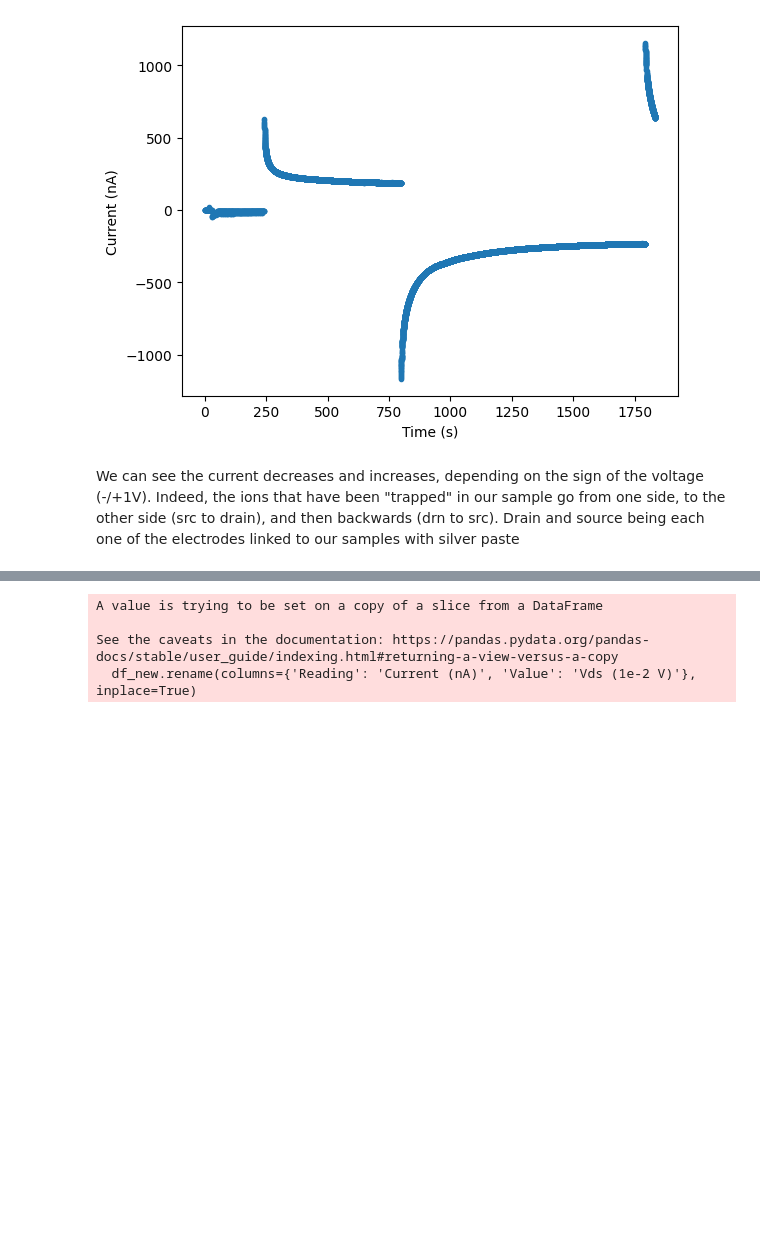
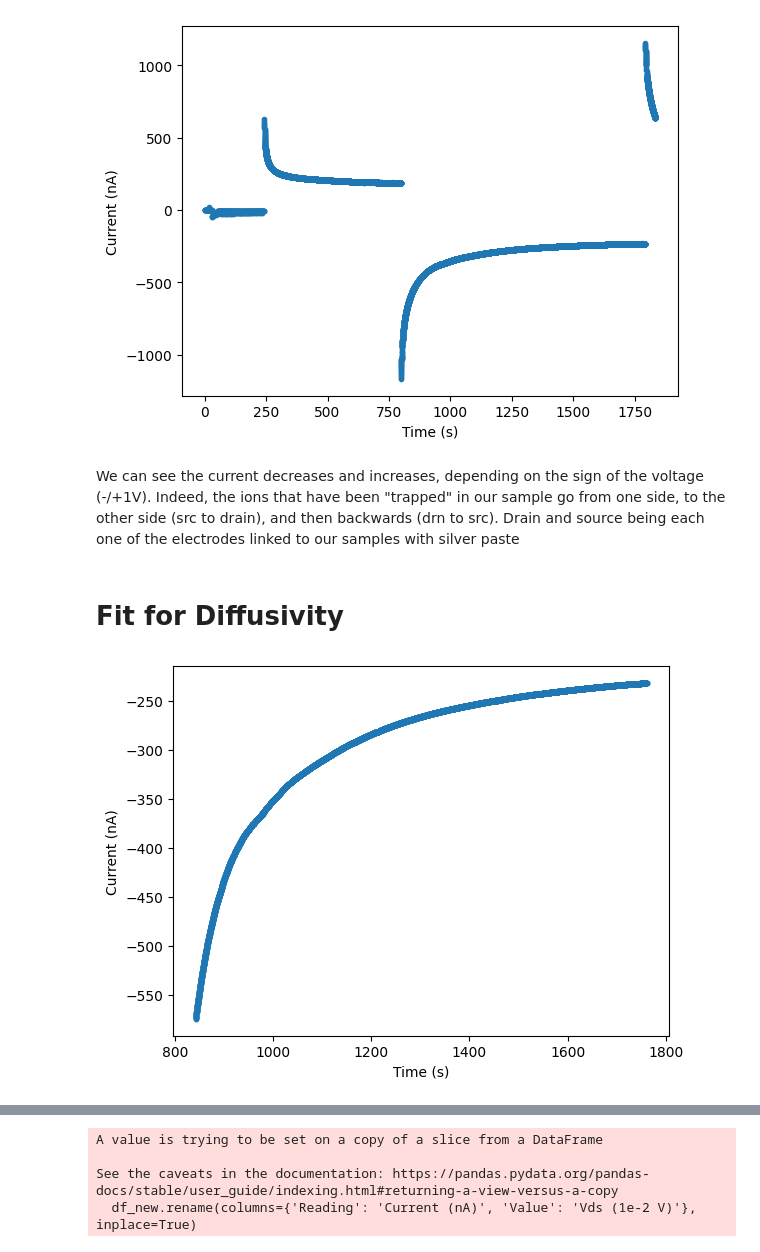
Before and after one commit to beepmo/gator, a Jupyter notebook: data/06-21/litao3_current.ipynb, the cells around one changed output, grey strips where cells are left out. Drawn from its saved outputs; the diff is of its cells as text; code cells hidden in the pictures; blank space fills up the shorter version.

```diff
--- a/data/06-21/litao3_current.ipynb
+++ b/data/06-21/litao3_current.ipynb
@@ -103,3 +87,15 @@ Text(0.5, 0, 'Time (s)')
 We can see the current decreases and increases, depending on the sign of the voltage (-/+1V).
 Indeed, the ions that have been "trapped" in our sample go from one side, to the other side (src to drain), and then backwards (drn to src).
 Drain and source being each one of the electrodes linked to our samples with silver paste
+# %% [markdown]
+# Fit for Diffusivity
+# %%
+cut1 = 9000
+cut2 = -1000
+plt.plot(T[cut1:cut2],I[cut1:cut2],'.')
+plt.ylabel('Current (nA)')
+plt.xlabel('Time (s)')
+
+t, i = T[cut1:cut2], -I[cut1:cut2]
+# %% [output]
+[figure, added]
```
Also changed, not shown: parts of 5 cells of this notebook.
